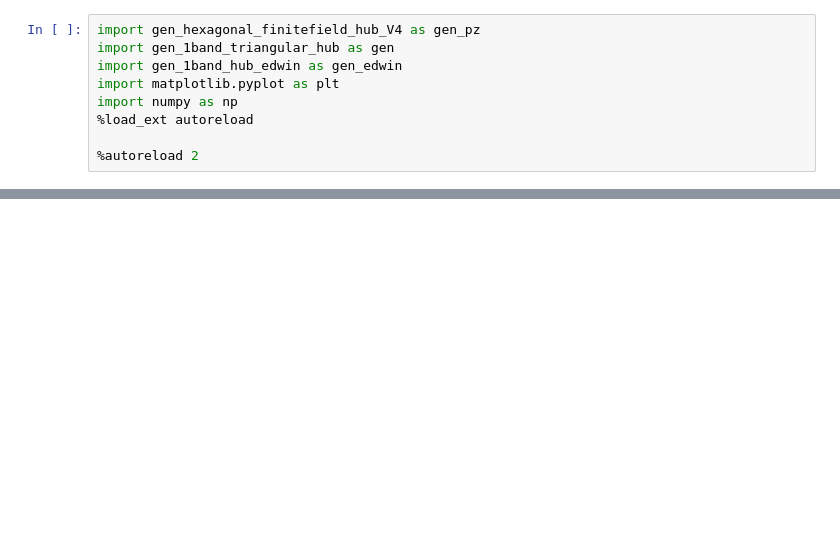
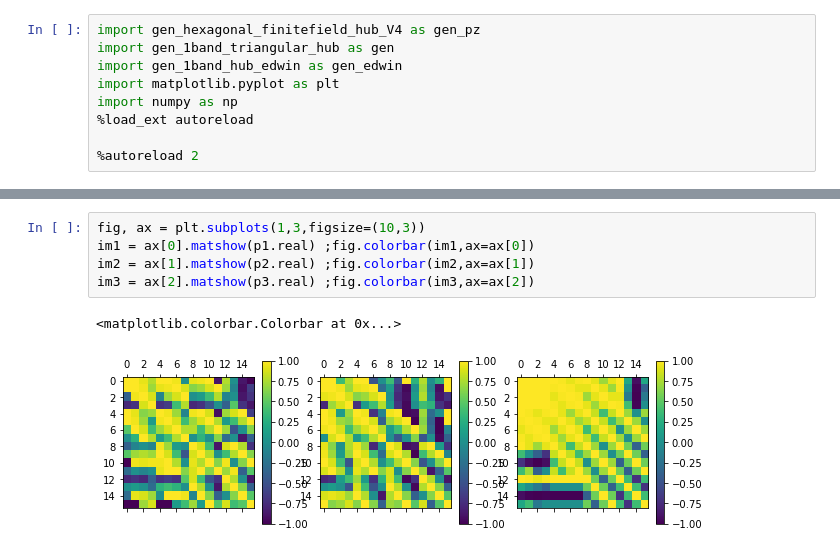
Before and after one commit to katherineding/dqmc-dev, a Jupyter notebook: util/sanity_check_gen_1band_triangular_hub.ipynb, the cells around one changed output, grey strips where cells are left out. Cells and saved outputs as stored; diff of their text form; blank space fills up the shorter version.

```diff
--- a/util/sanity_check_gen_1band_triangular_hub.ipynb
+++ b/util/sanity_check_gen_1band_triangular_hub.ipynb
@@ -33,0 +56,8 @@ ax[1].matshow(p1alt.real)
+# %%
+fig, ax = plt.subplots(1,3,figsize=(10,3))
+im1 = ax[0].matshow(p1.real) ;fig.colorbar(im1,ax=ax[0])
+im2 = ax[1].matshow(p2.real) ;fig.colorbar(im2,ax=ax[1])
+im3 = ax[2].matshow(p3.real) ;fig.colorbar(im3,ax=ax[2])
+# %% [output]
+<matplotlib.colorbar.Colorbar at 0x...>
+[figure, added]
```
Also changed, not shown: parts of 9 cells of this notebook.
